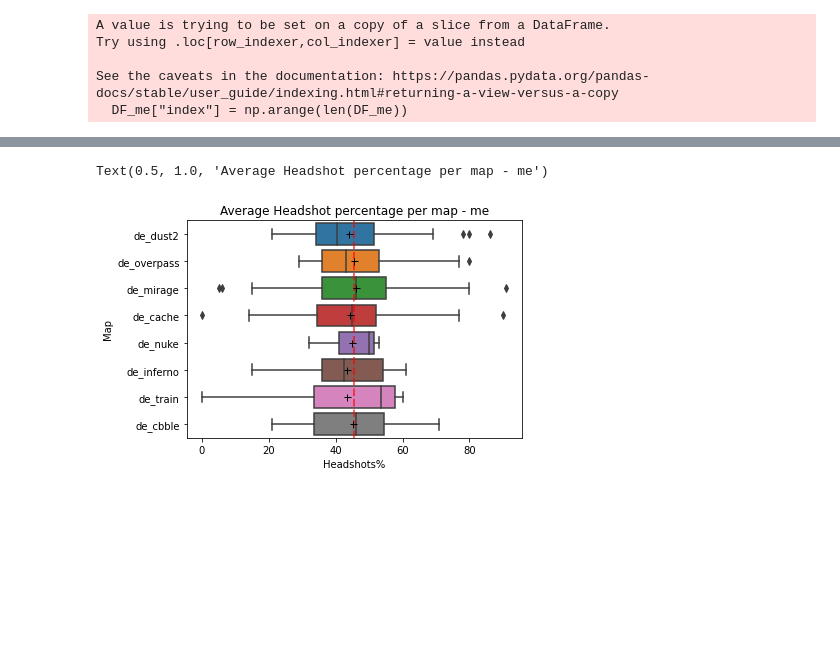
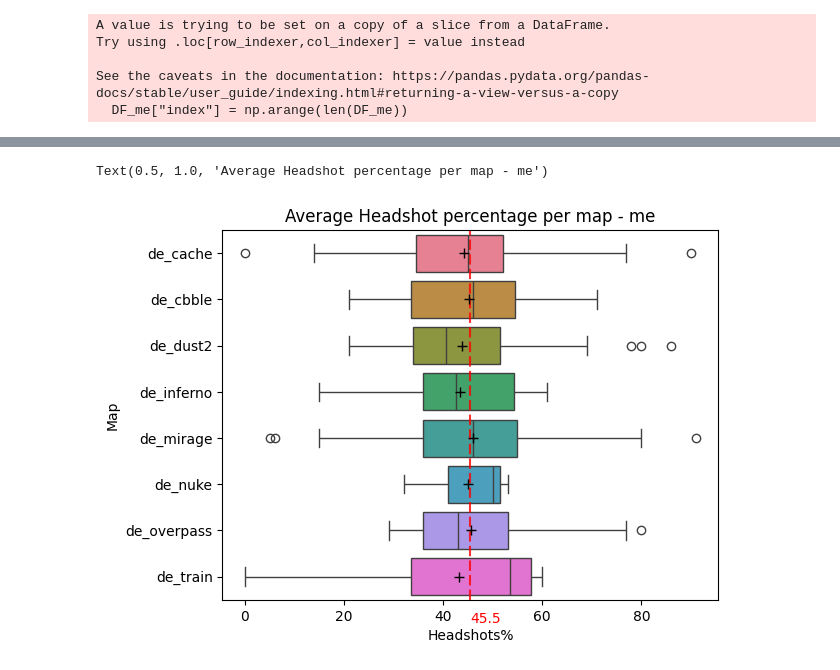
Before and after one commit to Mamin-gamer/Data-collection, a Jupyter notebook: notebooks/MeVsAll.ipynb, the cells around one changed output, grey strips where cells are left out. Saved outputs shown, nothing was run; the diff lists cells and outputs as text; code cells hidden in the pictures; blank space fills up the shorter version.

```diff
--- a/notebooks/MeVsAll.ipynb
+++ b/notebooks/MeVsAll.ipynb
@@ -202 +197,3 @@ sns.displot(data = Maps_all, x = "Headshots%", kde = True)
+# %%
+Map_colours = dict(zip(Map_names, sns.color_palette("husl", 8)))
 # %%
@@ -217,18 +219,24 @@ plt.show()
 # %%
-avg = DF_me["Headshots%"].mean()
+data = DF_me[DF_me["Headshots%"] <= 100]
+avg = data["Headshots%"].mean()
 g = sns.boxplot(
-    data=DF_me,
+    data=data,
     x="Headshots%",
     y="Map",
     showmeans = True,
+    order=Map_names,
+    palette=Map_colours,
     meanprops={"marker": "+", "markeredgecolor": "black", "markersize": "7"},
+    hue= "Map"
 )
 # for ax in g.axes.flat:
 g.axvline(x=avg, color="red", alpha = .8, dashes=(5, 2))
+plt.text(avg, 8, round(avg, 1), color = "red", rotation = 0)
+
 plt.title("Average Headshot percentage per map - me")
 # %% [output]
 Text(0.5, 1.0, 'Average Headshot percentage per map - me')
-[figure, old version]
+[figure, new version]
 # %%
 All_players = DF_all.groupby(by=["PlayerId"]).aggregate(
     {
```
Also changed, not shown: parts of 29 cells of this notebook.
